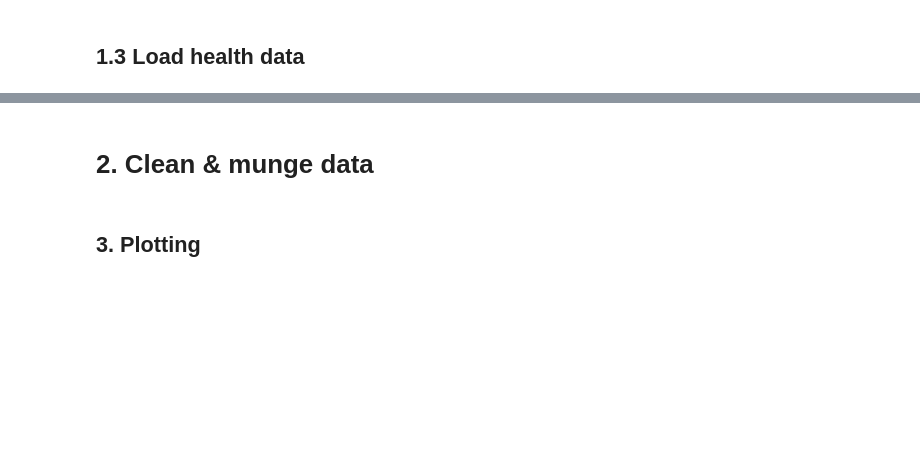
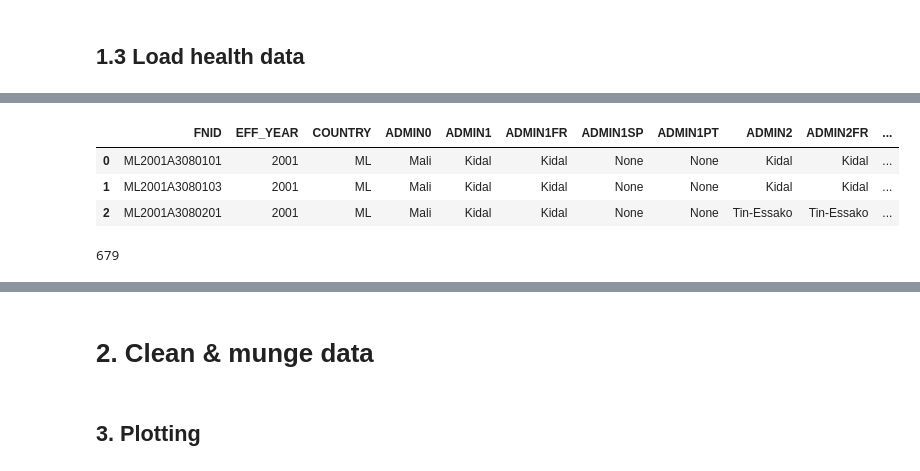
Before and after one commit to datakind/Mar21-humanitarian-data, a Jupyter notebook: Mali_map_python/notebooks/Mali_baseline_map.ipynb, the cells around one changed output, grey strips where cells are left out. Cells and saved outputs as stored; diff of their text form; code cells hidden in the pictures; blank space fills up the shorter version.

```diff
--- a/Mali_map_python/notebooks/Mali_baseline_map.ipynb
+++ b/Mali_map_python/notebooks/Mali_baseline_map.ipynb
@@ -133,0 +153,17 @@ gis_road.head(3)
+# %%
+fews_zip_file_url = 'https://fews.net/data_portal_download/download?data_file_path=http%3A//shapefiles.fews.net.s3.amazonaws.com/ADMIN/ML_Admin3_2001.zip'
+data_dirr_FEWS = '../data/GIS/Mali_Admin_3_2001/'
+FEWS_shp_fnames =get_shp_fnames(fews_zip_file_url, data_dirr_FEWS)
+# %%
+gis_FEWS =gpd.read_file(data_dirr_FEWS+FEWS_shp_fnames[0])
+# %%
+gis_FEWS.head(3)
+# %% [output]
+|  | FNID | EFF_YEAR | COUNTRY | ADMIN0 | ADMIN1 | ADMIN1FR | ADMIN1SP | ADMIN1PT | ADMIN2 | ADMIN2FR | ... |
+| 0 | ML2001A3080101 | 2001 | ML | Mali | Kidal | Kidal | None | None | Kidal | Kidal | ... |
+| 1 | ML2001A3080103 | 2001 | ML | Mali | Kidal | Kidal | None | None | Kidal | Kidal | ... |
+| 2 | ML2001A3080201 | 2001 | ML | Mali | Kidal | Kidal | None | None | Tin-Essako | Tin-Essako | ... |
+# %%
+gis_FEWS.ADMIN3FR.nunique()
+# %% [output]
+679
```
Also changed, not shown: parts of 32 cells of this notebook.
